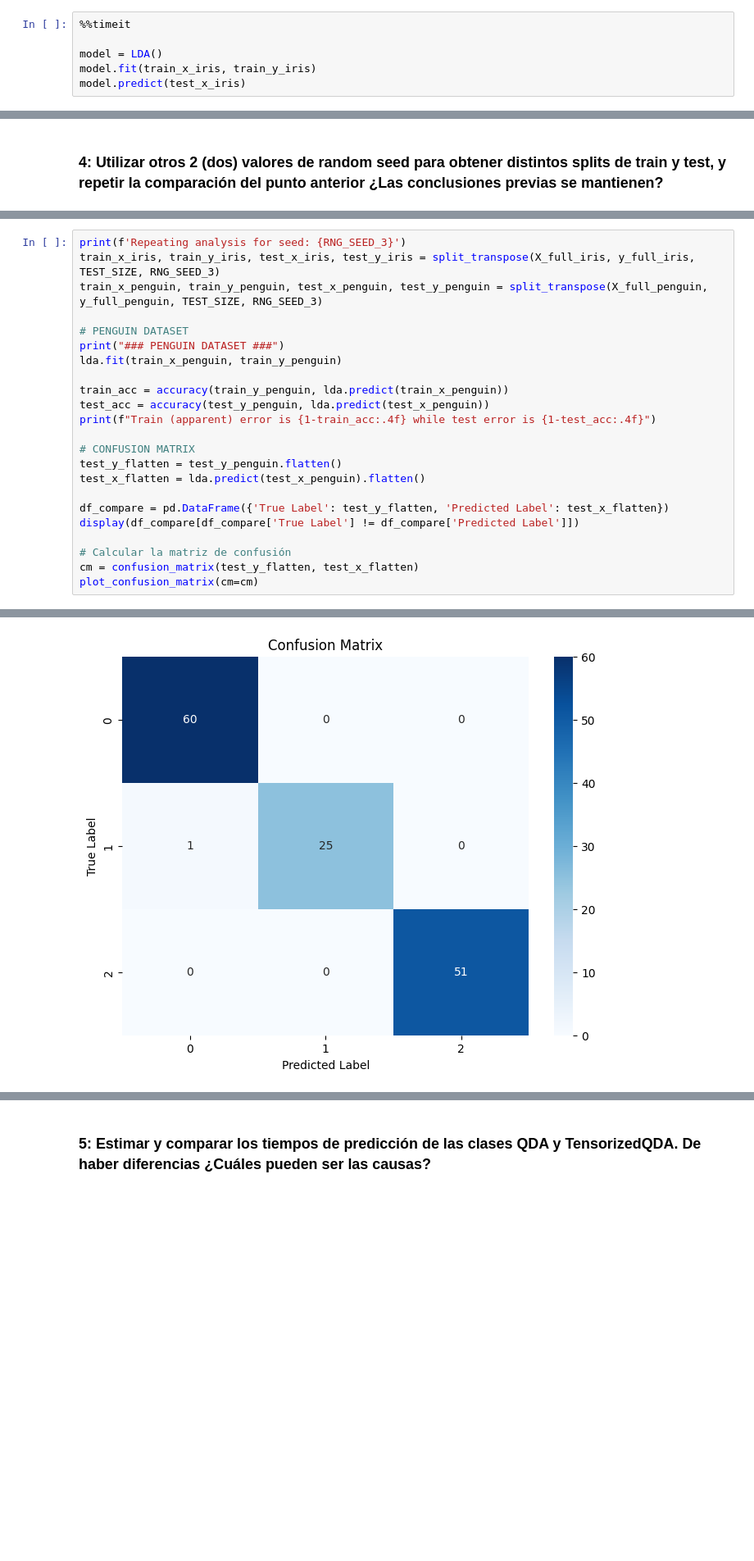
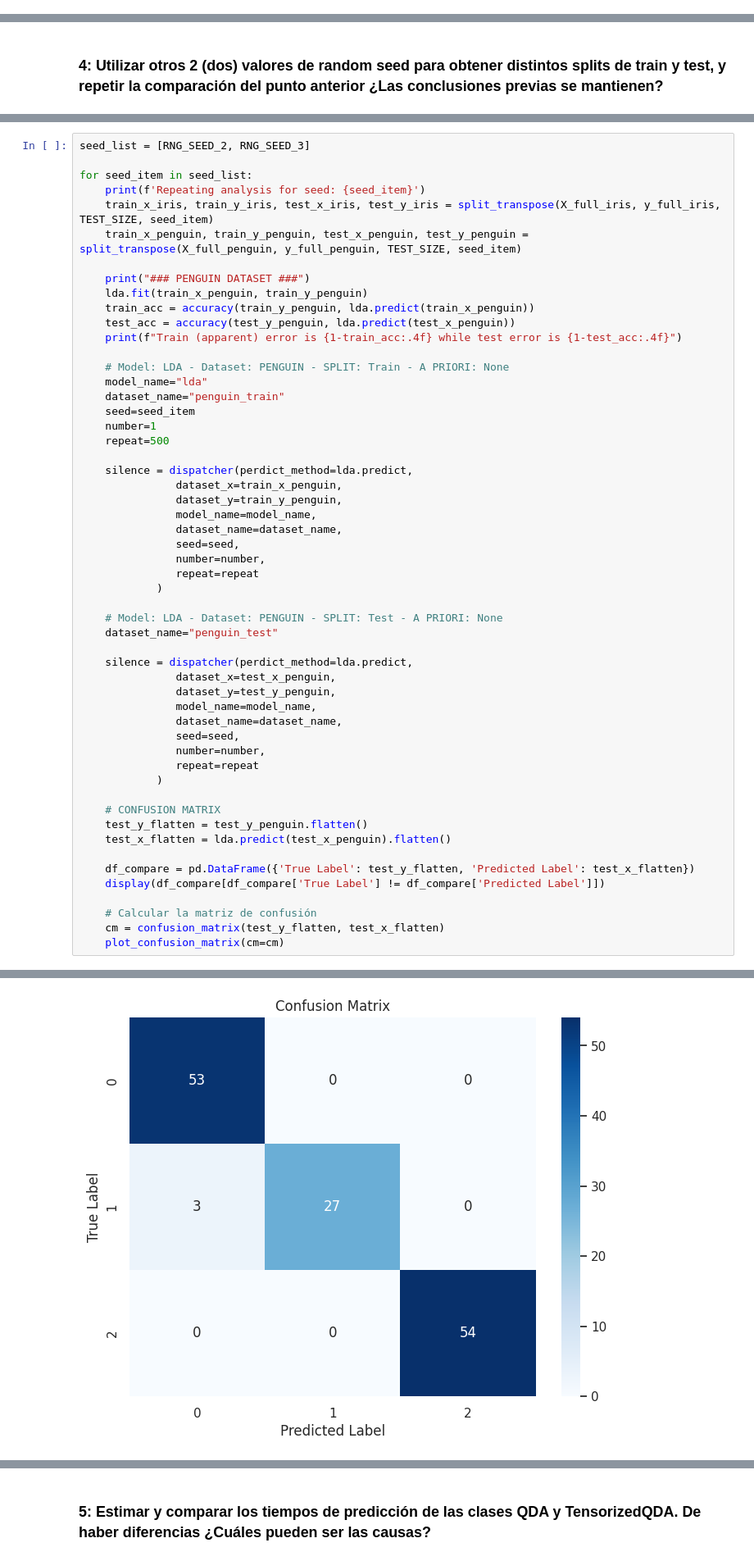
Before and after one commit to FIUBA-CEIA-18Co2024/AMIA-TP3, a Jupyter notebook: notebook.ipynb, the cells around one changed output, grey strips where cells are left out. Shown at 82% size. Saved outputs shown, nothing was run; the diff lists cells and outputs as text; blank space fills up the shorter version.

```diff
--- a/notebook.ipynb
+++ b/notebook.ipynb
@@ -991,6 +1063,0 @@ lda.predict(test_x_iris)
-# %%
-%%timeit
-
-model = LDA()
-model.fit(train_x_iris, train_y_iris)
-model.predict(test_x_iris)
@@ -1030,24 +1151,55 @@ Train (apparent) error is 0.0222 while test error is 0.0000
 # %%
-print(f'Repeating analysis for seed: {RNG_SEED_3}')
-train_x_iris, train_y_iris, test_x_iris, test_y_iris = split_transpose(X_full_iris, y_full_iris, TEST_SIZE, RNG_SEED_3)
-train_x_penguin, train_y_penguin, test_x_penguin, test_y_penguin = split_transpose(X_full_penguin, y_full_penguin, TEST_SIZE, RNG_SEED_3)
+seed_list = [RNG_SEED_2, RNG_SEED_3]
 
-# PENGUIN DATASET
-print("### PENGUIN DATASET ###")
-lda.fit(train_x_penguin, train_y_penguin)
+for seed_item in seed_list:
+    print(f'Repeating analysis for seed: {seed_item}')
+    train_x_iris, train_y_iris, test_x_iris, test_y_iris = split_transpose(X_full_iris, y_full_iris, TEST_SIZE, seed_item)
+    train_x_penguin, train_y_penguin, test_x_penguin, test_y_penguin = split_transpose(X_full_penguin, y_full_penguin, TEST_SIZE, seed_item)
 
-train_acc = accuracy(train_y_penguin, lda.predict(train_x_penguin))
-test_acc = accuracy(test_y_penguin, lda.predict(test_x_penguin))
-print(f"Train (apparent) error is {1-train_acc:.4f} while test error is {1-test_acc:.4f}")
+    print("### PENGUIN DATASET ###")
+    lda.fit(train_x_penguin, train_y_penguin)
+    train_acc = accuracy(train_y_penguin, lda.predict(train_x_penguin))
+    test_acc = accuracy(test_y_penguin, lda.predict(test_x_penguin))
+    print(f"Train (apparent) error is {1-train_acc:.4f} while test error is {1-test_acc:.4f}")
 
-# CONFUSION MATRIX
-test_y_flatten = test_y_penguin.flatten()
-test_x_flatten = lda.predict(test_x_penguin).flatten()
+    # Model: LDA - Dataset: PENGUIN - SPLIT: Train - A PRIORI: None
+    model_name="lda"
+    dataset_name="penguin_train"
+    seed=seed_item
+    number=1
+    repeat=500
 
-df_compare = pd.DataFrame({'True Label': test_y_flatten, 'Predicted Label': test_x_flatten})
-display(df_compare[df_compare['True Label'] != df_compare['Predicted Label']])
+    silence = dispatcher(perdict_method=lda.predict,
+               dataset_x=train_x_penguin,
+               dataset_y=train_y_penguin,
+               model_name=model_name,
+               dataset_name=dataset_name,
+               seed=seed,
+               number=number,
+               repeat=repeat
+            )
 
-# Calcular la matriz de confusión
-cm = confusion_matrix(test_y_flatten, test_x_flatten)
-plot_confusion_matrix(cm=cm)
+    # Model: LDA - Dataset: PENGUIN - SPLIT: Test - A PRIORI: None
+    dataset_name="penguin_test"
+
+    silence = dispatcher(perdict_method=lda.predict,
+               dataset_x=test_x_penguin,
+               dataset_y=test_y_penguin,
+               model_name=model_name,
+               dataset_name=dataset_name,
+               seed=seed,
+               number=number,
+               repeat=repeat
+            )
+
+    # CONFUSION MATRIX
+    test_y_flatten = test_y_penguin.flatten()
+    test_x_flatten = lda.predict(test_x_penguin).flatten()
+
+    df_compare = pd.DataFrame({'True Label': test_y_flatten, 'Predicted Label': test_x_flatten})
+    display(df_compare[df_compare['True Label'] != df_compare['Predicted Label']])
+
+    # Calcular la matriz de confusión
+    cm = confusion_matrix(test_y_flatten, test_x_flatten)
+    plot_confusion_matrix(cm=cm)
 # %% [output]
@@ -1059 +1223 @@ Train (apparent) error is 0.0098 while test error is 0.0073
-[figure, old version]
+[figure, new version]
```
Also changed, not shown: parts of 13 cells of this notebook.
